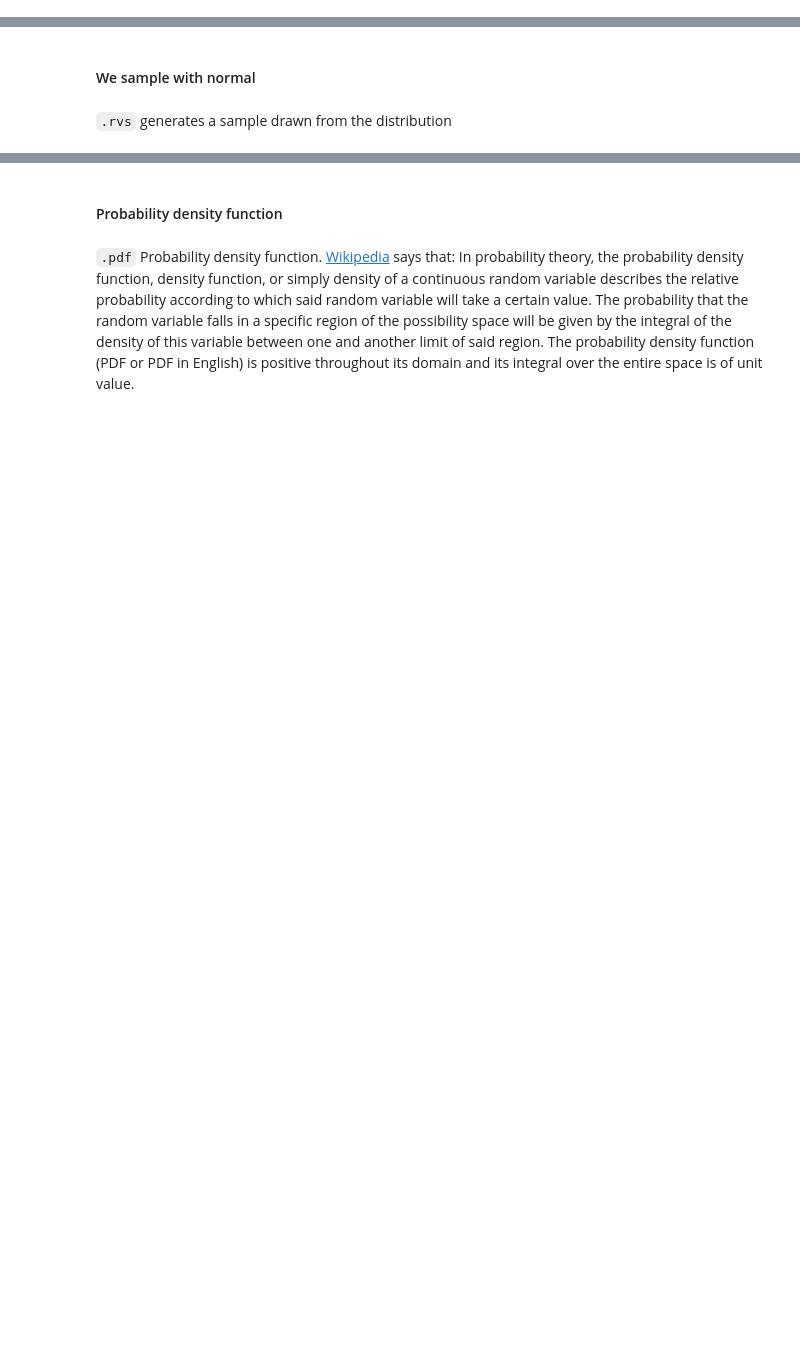
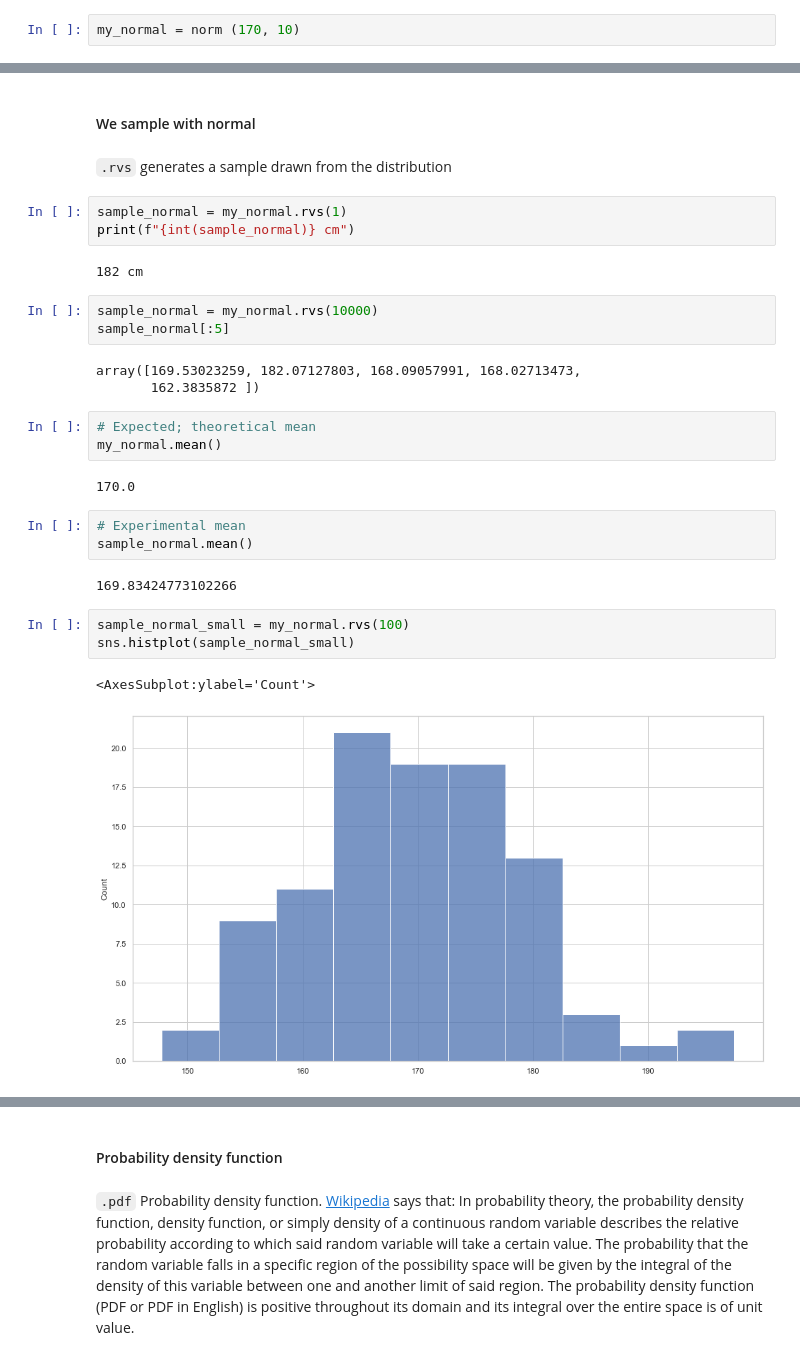
Before and after one commit to Ironhack-data-bcn-oct-2022/lectures, a Jupyter notebook: week-5/04 - Continuous distributions.ipynb, the cells around one changed output, grey strips where cells are left out. Saved outputs shown, nothing was run; the diff lists cells and outputs as text; blank space fills up the shorter version.

```diff
--- a/week-5/04 - Continuous distributions.ipynb
+++ b/week-5/04 - Continuous distributions.ipynb
@@ -480,0 +528,2 @@ Let us model a country in which heights have:
+# %%
+my_normal = norm (170, 10)
@@ -482,3 +535,30 @@ Let us model a country in which heights have:
 #### We sample with normal
 # %% [markdown]
 `.rvs` generates a sample drawn from the distribution
+# %%
+sample_normal = my_normal.rvs(1)
+print(f"{int(sample_normal)} cm")
+# %% [output]
+182 cm
+# %%
+sample_normal = my_normal.rvs(10000)
+sample_normal[:5]
+# %% [output]
+array([169.53023259, 182.07127803, 168.09057991, 168.02713473,
+       162.3835872 ])
+# %%
+# Expected; theoretical mean
+my_normal.mean()
+# %% [output]
+170.0
+# %%
+# Experimental mean
+sample_normal.mean()
+# %% [output]
+169.83424773102266
+# %%
+sample_normal_small = my_normal.rvs(100)
+sns.histplot(sample_normal_small)
+# %% [output]
+<AxesSubplot:ylabel='Count'>
+[figure, added]
```
Also changed, not shown: parts of 23 cells of this notebook.
